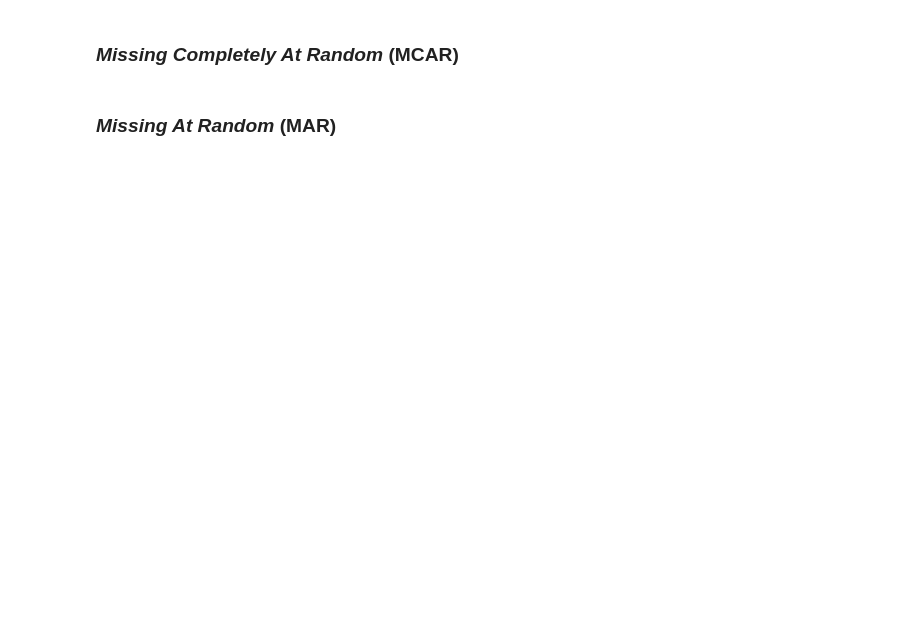
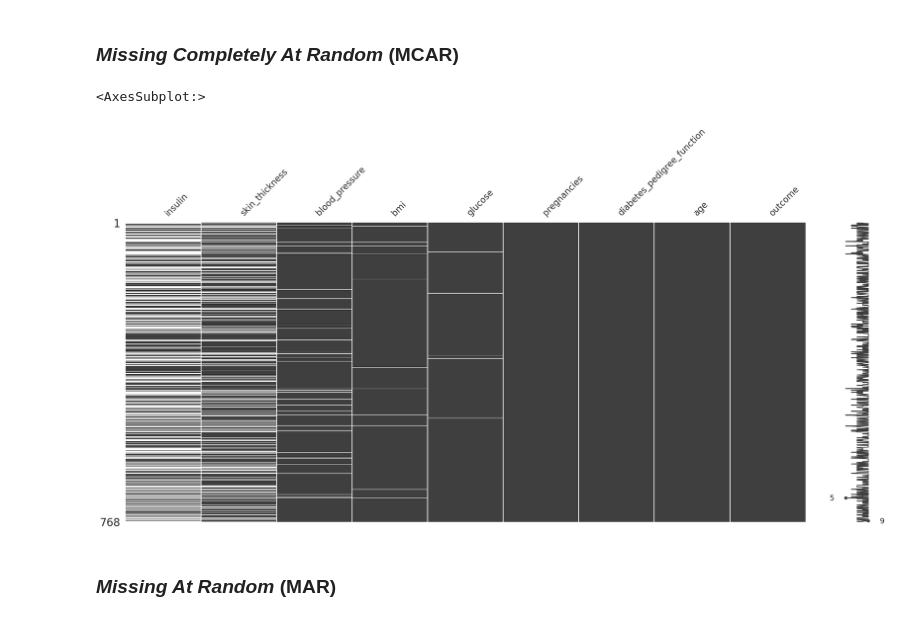
Before and after one commit to fcisnerosr/datos_faltantes, a Jupyter notebook: curso-datos-faltantes-main/jupyter/live-exploration-missing-values.ipynb, the cells around one changed output. Cells and saved outputs as stored; diff of their text form; code cells hidden in the pictures; blank space fills up the shorter version.

```diff
--- a/curso-datos-faltantes-main/jupyter/live-exploration-missing-values.ipynb
+++ b/curso-datos-faltantes-main/jupyter/live-exploration-missing-values.ipynb
@@ -921,4 +933,13 @@ This DataFrame has implicit missing values (NaN) in the 'value' column.
 # %% [markdown]
 ### _Missing Completely At Random_ (MCAR)
+# %%
+(
+    diabetes_df
+    .missing.sort_variables_by_missingness()
+    .pipe(missingno.matrix)
+)
+# %% [output]
+<AxesSubplot:>
+[figure, added]
 # %% [markdown]
 ### _Missing At Random_ (MAR)
```
Also changed, not shown: parts of 9 cells of this notebook.
